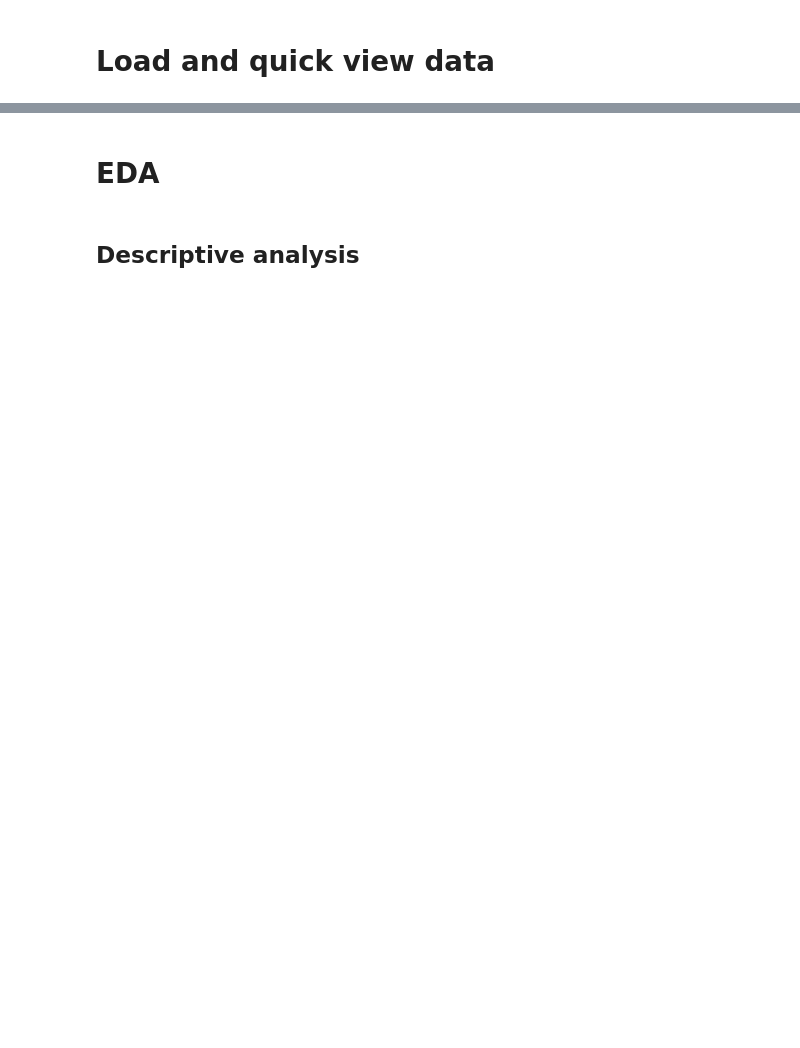
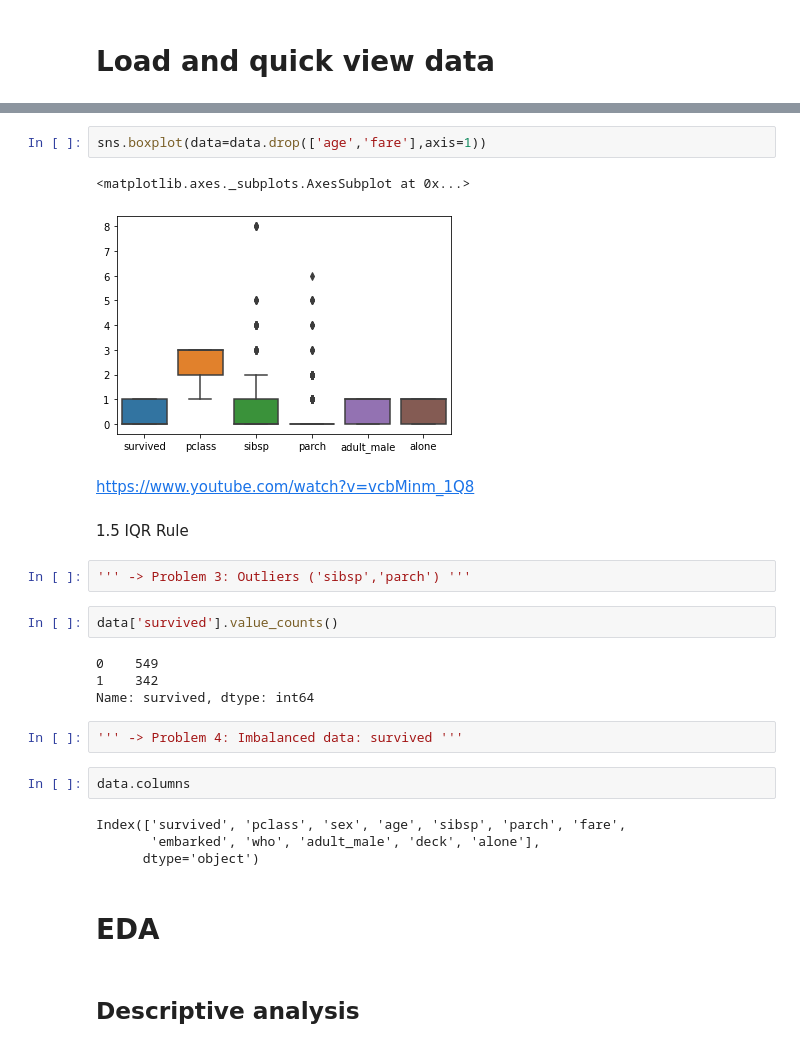
Before and after one commit to chang99729/py34sa3l2, a Jupyter notebook: Lecture 04/Logistic Regression.ipynb, the cells around one changed output, grey strips where cells are left out. Drawn from its saved outputs; the diff is of its cells as text; blank space fills up the shorter version.

```diff
--- a/Lecture 04/Logistic Regression.ipynb
+++ b/Lecture 04/Logistic Regression.ipynb
@@ -36,3 +140,28 @@ The goal is to predict if a passenger survived the sinking of the Titanic or not
+# %%
+sns.boxplot(data=data.drop(['age','fare'],axis=1))
+# %% [output]
+<matplotlib.axes._subplots.AxesSubplot at 0x...>
+[figure, added]
+# %% [markdown]
+https://www.youtube.com/watch?v=vcbMinm_1Q8
+# %% [markdown]
+1.5 IQR Rule
+# %%
+''' -> Problem 3: Outliers ('sibsp','parch') '''
+# %%
+data['survived'].value_counts()
+# %% [output]
+0    549
+1    342
+Name: survived, dtype: int64
+# %%
+''' -> Problem 4: Imbalanced data: survived '''
+# %%
+data.columns
+# %% [output]
+Index(['survived', 'pclass', 'sex', 'age', 'sibsp', 'parch', 'fare',
+       'embarked', 'who', 'adult_male', 'deck', 'alone'],
+      dtype='object')
 # %% [markdown]
 # EDA
 # %% [markdown]
```
Also changed, not shown: parts of 39 cells of this notebook.
